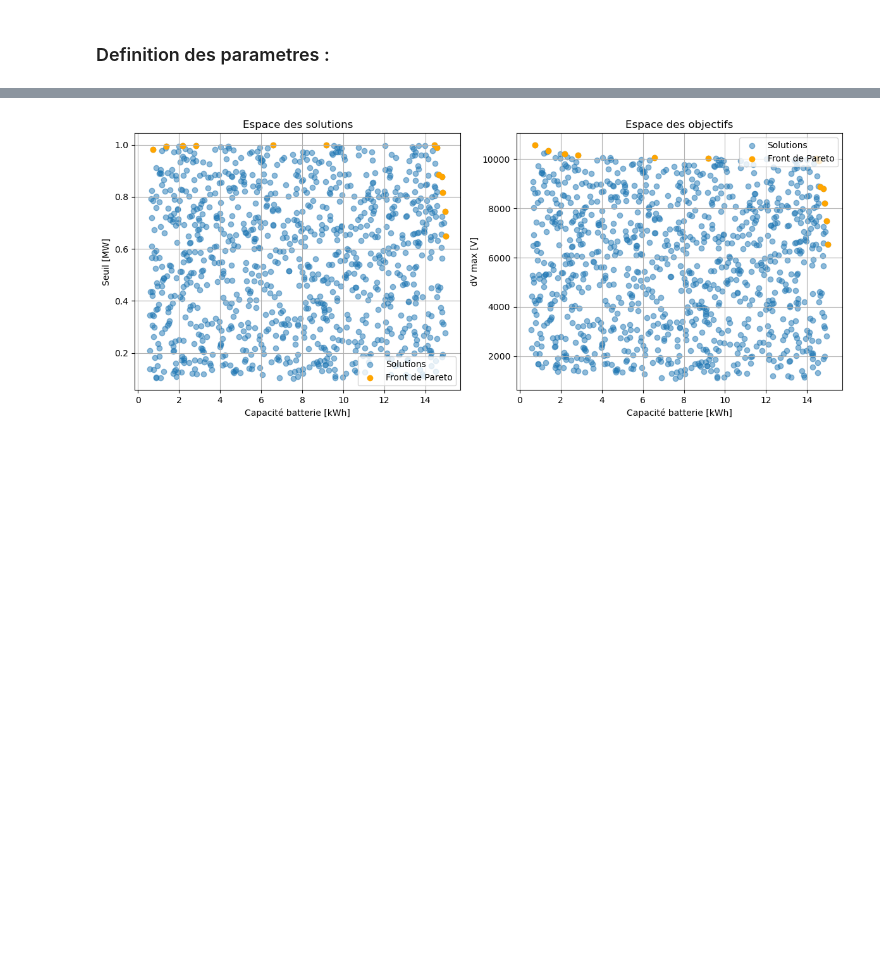
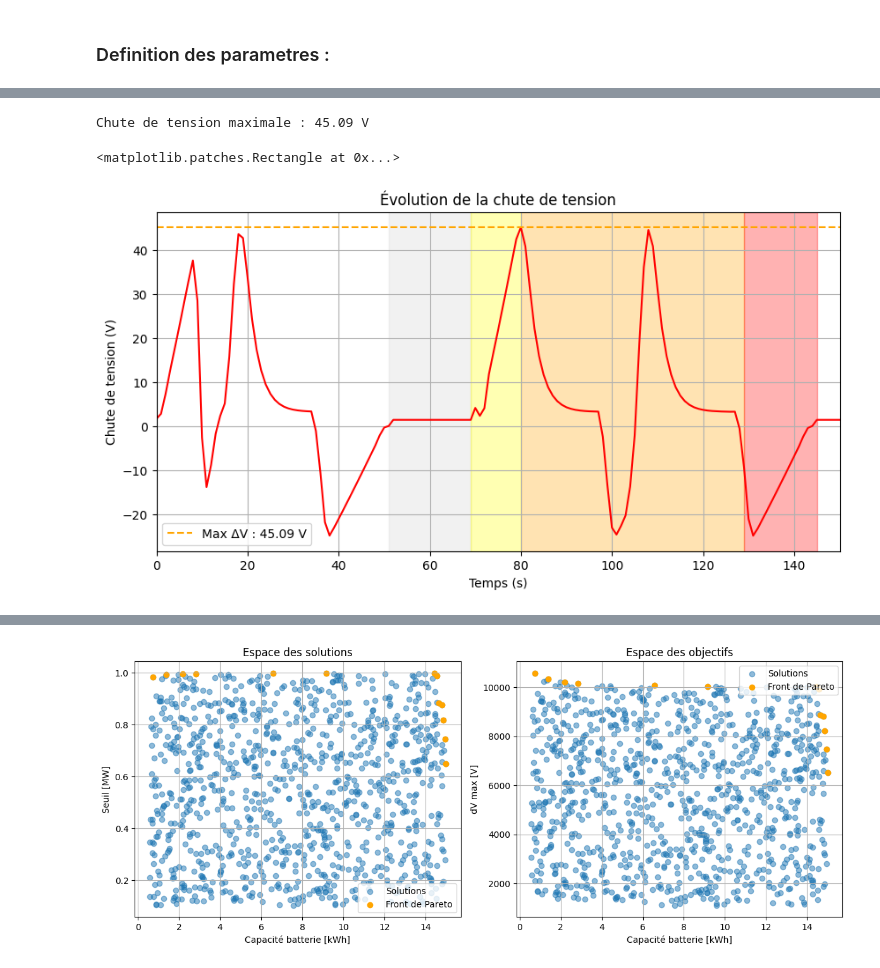
Before and after one commit to sheimay/Dimensionnement-de-stockage-embarque-dans-un-tramway, a Jupyter notebook: new_Partie_1.ipynb, the cells around one changed output, grey strips where cells are left out. Saved outputs shown, nothing was run; the diff lists cells and outputs as text; code cells hidden in the pictures; blank space fills up the shorter version.

```diff
--- a/new_Partie_1.ipynb
+++ b/new_Partie_1.ipynb
@@ -338,0 +501,28 @@ Chute de tension maximale : 194.96 V
+# %%
+# Calcul de la chute de tension maximale
+discriminant = V_ss1 ** 2 - 4 * R_eq * P_train
+V_train = np.where(discriminant >= 0, (V_ss1 + np.sqrt(discriminant)) / 2, V_min)
+delta_V= V_ss1 - V_train
+delta_V_max = V_ss1 - np.min(V_train)
+print(f"Chute de tension maximale : {delta_V_max:.2f} V")
+
+# Évolution de la chute de tension
+plt.figure(figsize=(10, 5))
+plt.plot(t, delta_V, color="red")
+plt.axhline(y=delta_V_max, color='orange', linestyle='--', label=f"Max ΔV : {delta_V_max:.2f} V")
+plt.xlabel("Temps (s)")
+plt.ylabel("Chute de tension (V)")
+plt.title("Évolution de la chute de tension")
+plt.xlim(0, 150)  #Limiter les bornes de l'axe x
+plt.legend()
+plt.grid()
+
+# Ajout des fonds colorés pour les phases
+plt.axvspan(phases['arret'][0], phases['arret'][1], color='lightgrey', alpha=0.3)  # Arret
+plt.axvspan(phases['demarrage'][0], phases['demarrage'][1], color='yellow', alpha=0.3)  # Demarrage
+plt.axvspan(phases['vitesse_constante'][0], phases['vitesse_constante'][1], color='orange', alpha=0.3)  # Vitesse constante
+plt.axvspan(phases['freinage'][0], phases['freinage'][1], color='red', alpha=0.3)  # Freinage
+# %% [output]
+Chute de tension maximale : 45.09 V
+<matplotlib.patches.Rectangle at 0x...>
+[figure, added]
```
Also changed, not shown: parts of 18 cells of this notebook.
